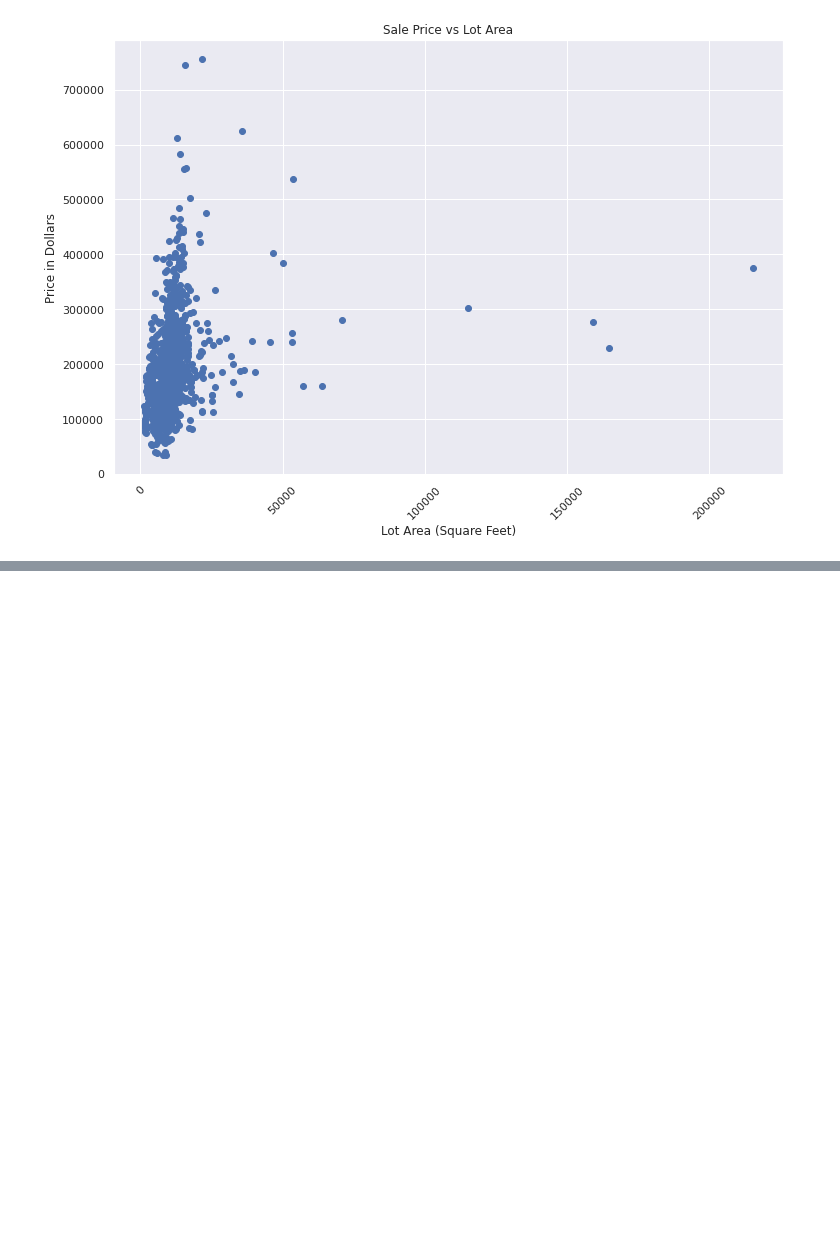
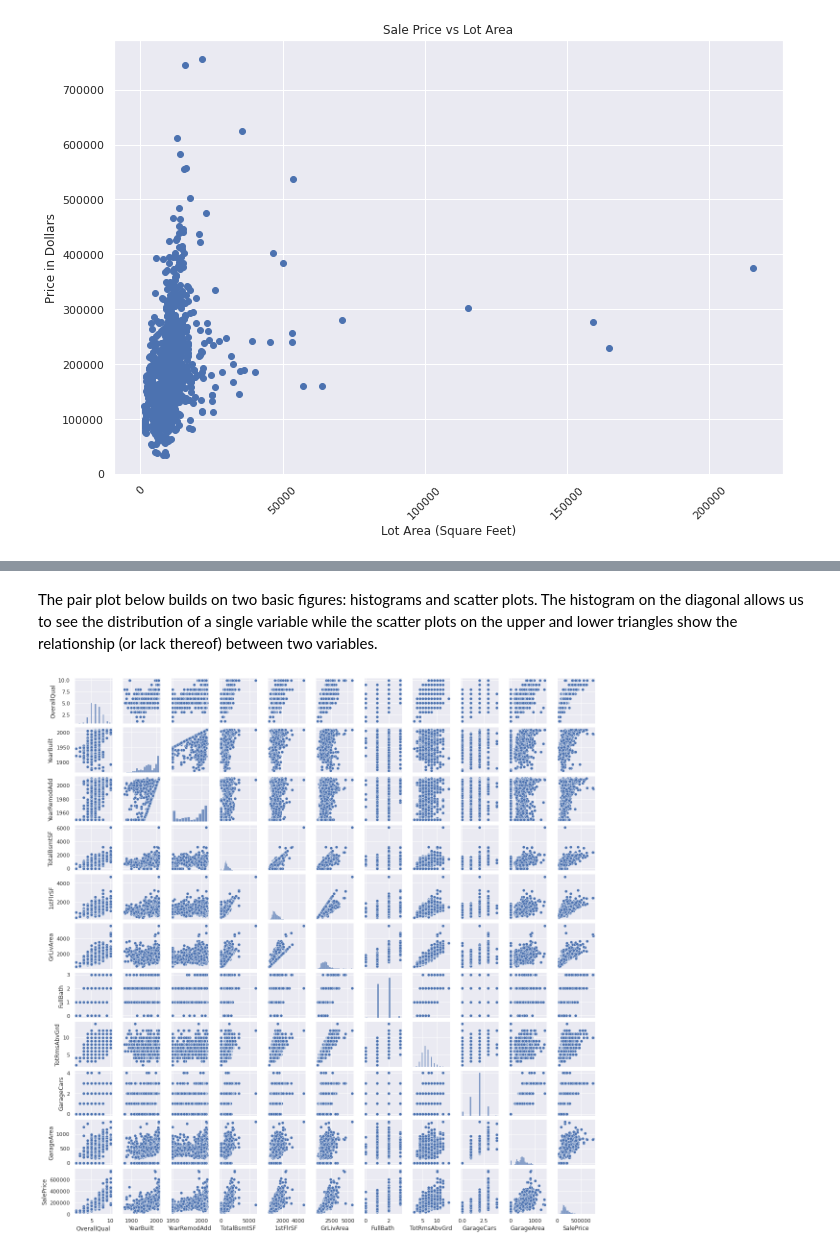
Before and after one commit to wondrousWebWorks/house-price-regression, a Jupyter notebook: jupyter_notebooks/02 - ExploratoryDataAnalysis.ipynb, the cells around one changed output, grey strips where cells are left out. Drawn from its saved outputs; the diff is of its cells as text; code cells hidden in the pictures; blank space fills up the shorter version.

Commit message:
Add Correlation study section

```diff
--- a/jupyter_notebooks/02 - ExploratoryDataAnalysis.ipynb
+++ b/jupyter_notebooks/02 - ExploratoryDataAnalysis.ipynb
@@ -283,0 +311,9 @@ plt.ylabel("Price in Dollars");
+# %%
+# Get the features with a correlation of greater than 0.5
+correlated_features = df_train.corr()[['SalePrice']].abs()
+correlated_features = correlated_features > 0.5
+selected_features = (correlated_features.loc[correlated_features['SalePrice'] == True]).index.tolist()
+
+
+print("[*] The following features show a correlation of more than 0.5 with SalePrice:")
+selected_features
@@ -283,0 +347,7 @@ plt.ylabel("Price in Dollars");
+# %% [markdown]
+The pair plot below builds on two basic figures: histograms and scatter plots. The histogram on the diagonal allows us to see the distribution of a single variable while the scatter plots on the upper and lower triangles show the relationship (or lack thereof) between two variables.
+# %%
+sns.pairplot(df_train[selected_features],
+             height=1.5);
+# %% [output]
+[figure, added]
```
Also changed, not shown: parts of 8 cells of this notebook.
